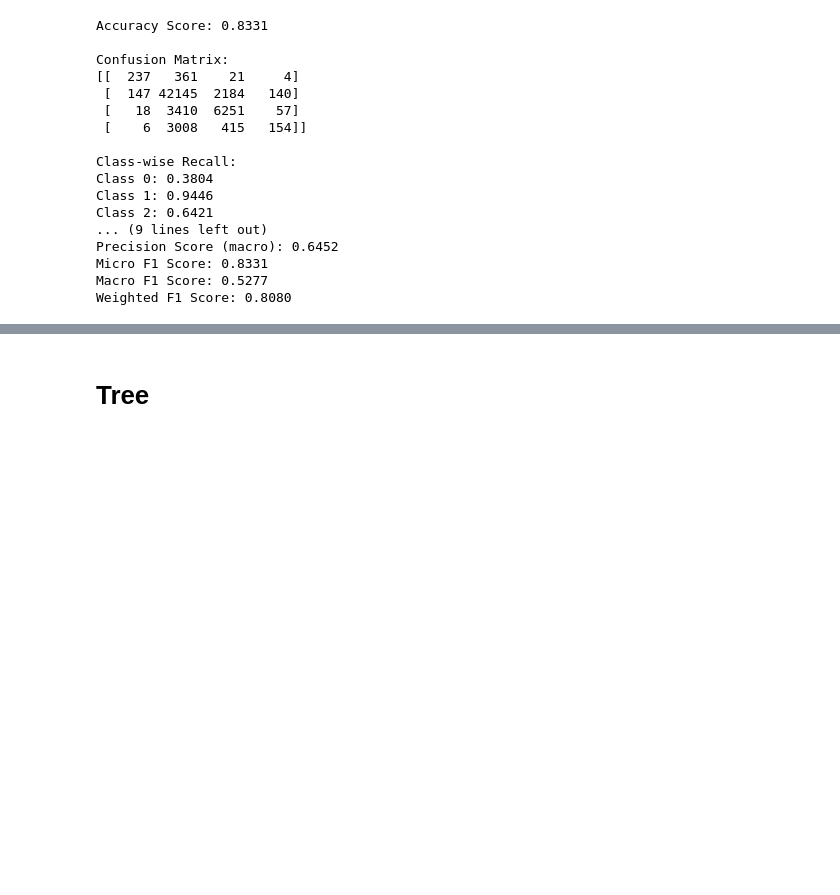
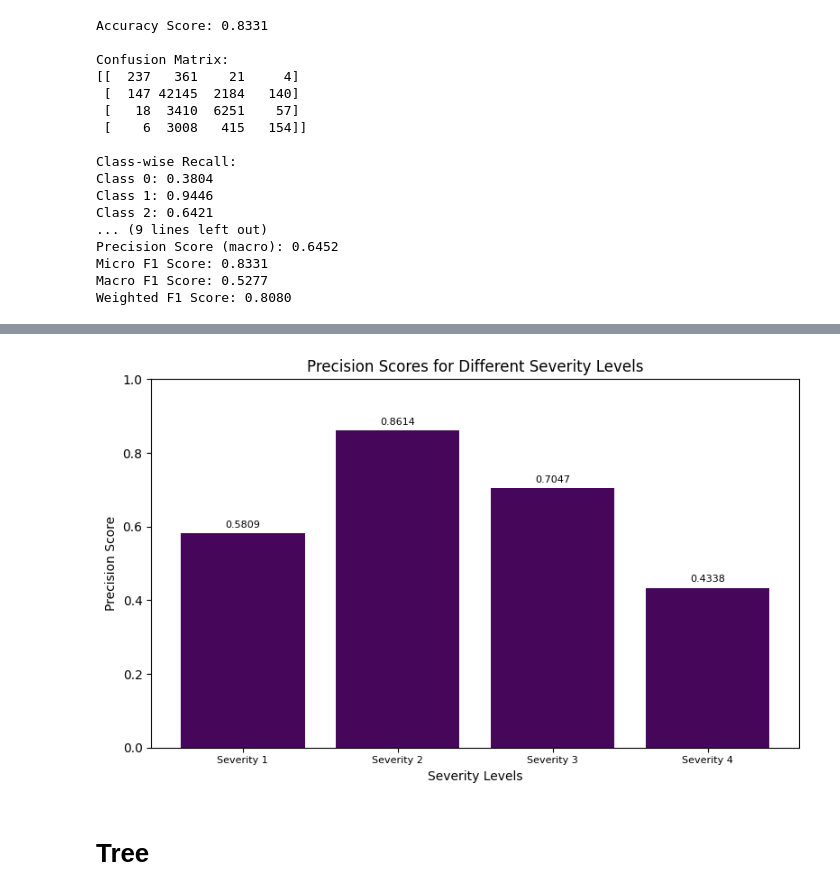
Before and after one commit to aop1/ML-Driving-Accidents, a Jupyter notebook: crash-severity.ipynb, the cells around one changed output, grey strips where cells are left out. Saved outputs shown, nothing was run; the diff lists cells and outputs as text; code cells hidden in the pictures; blank space fills up the shorter version.

```diff
--- a/crash-severity.ipynb
+++ b/crash-severity.ipynb
@@ -1204,3 +1245,39 @@ Weighted F1 Score: 0.8080
+# %%
+import matplotlib.pyplot as plt
+from matplotlib.cm import viridis
+
+# Severity levels
+severity_levels = ['Severity 1', 'Severity 2', 'Severity 3', 'Severity 4']
+
+# Corresponding precision scores
+precision_scores = [0.5809, 0.8614, 0.7047, 0.4338]
+
+# Use Viridis color palette
+colors = viridis(len(severity_levels))
+
+# Plotting the bar graph with Viridis color palette
+plt.figure(figsize=(8, 5))
+bars = plt.bar(severity_levels, precision_scores, color=colors)
+plt.xlabel('Severity Levels')
+plt.ylabel('Precision Score')
+plt.title('Precision Scores for Different Severity Levels')
+plt.ylim(0, 1)  # Set the y-axis limit between 0 and 1 for precision scores
+
+# Rotate x-labels for better visibility
+plt.xticks(rotation=0, ha='center', fontsize=8)
+
+# Display the values on top of the bars
+for bar, v in zip(bars, precision_scores):
+    plt.text(bar.get_x() + bar.get_width() / 2, bar.get_height() + 0.01, str(round(v, 4)),
+             ha='center', va='bottom', fontsize=8)
+
+# Adjust layout for better spacing
+plt.tight_layout()
+
+# Show the plot
+plt.show()
+# %% [output]
+[figure, added]
 # %% [markdown]
 # Tree
 # %%
```
Also changed, not shown: parts of 6 cells of this notebook.
